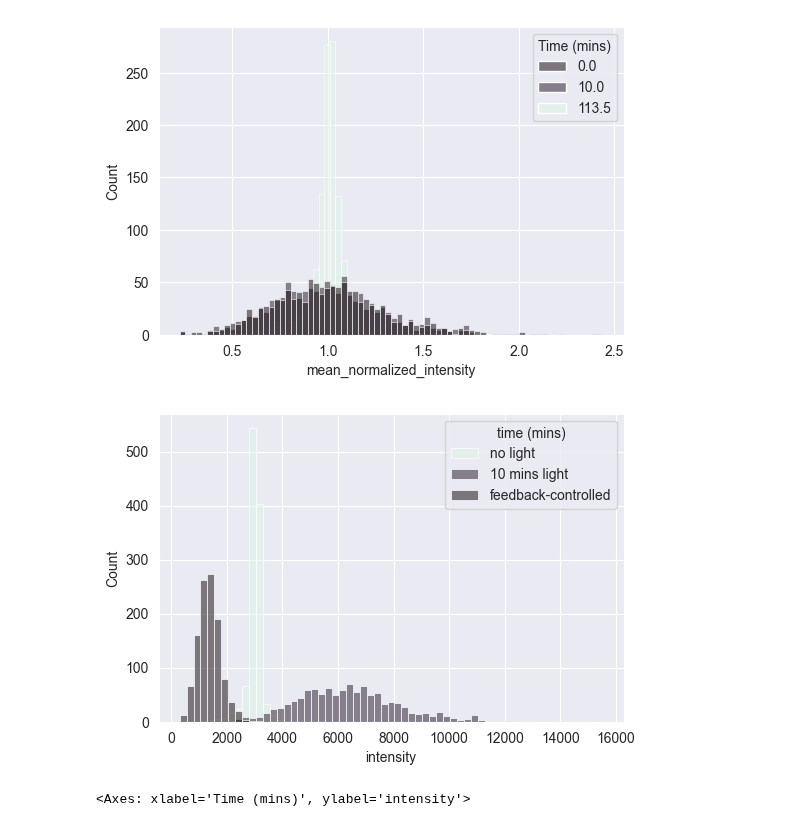
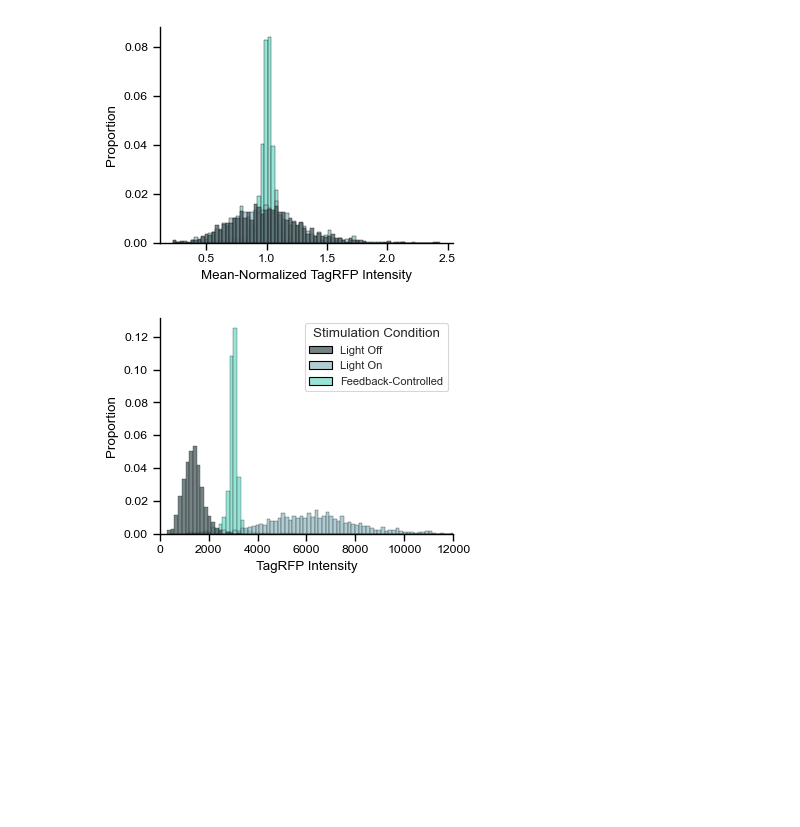
Before and after one commit to Harrison-Oatman/PyCLM, a Jupyter notebook: figures/tag-rfp_analysis.ipynb, the cells around one changed output. Cells and saved outputs as stored; diff of their text form; code cells hidden in the pictures; blank space fills up the shorter version.

```diff
--- a/figures/tag-rfp_analysis.ipynb
+++ b/figures/tag-rfp_analysis.ipynb
@@ -9,5 +10,16 @@ import matplotlib.pyplot as plt
+# %%
+sns.set_context("paper")
+# plt.style.use(r"D:\FeedbackControl\figures\style\stylesheet.rc")
+savepath = Path(r"Figure 4")
+
+mpl.rc("axes", facecolor="#ffffff00", grid=False, edgecolor="k", labelcolor="k")
+mpl.rc("figure", facecolor="#00000000", dpi=100)
+mpl.rc("axes.spines", top=False, right=False, )
+mpl.rc("xtick", color="k", bottom=True)
+mpl.rc("ytick", color="k", left=True)
+mpl.rc("legend", fontsize="small")
 # %%
-base_dir = Path(r"D:\Harrison\RTx3 imaging\tagrfp")
+base_dir = Path(r"D:\FeedbackControl\data\RTx3 imaging\tagrfp")
 
 # arr = tifffile.imread(base_dir / "cycle10.1_patterns.tif")
 
@@ -72,23 +84,45 @@ df["Time (mins)"] = df["frame"] / 2
 # %%
-fig, ax = plt.subplots(1, 1, figsize=(6, 4))
+fig, ax = plt.subplots(1, 1, figsize=(4, 3))
+plt.tight_layout(rect = [0.05, 0.05, 0.95, 0.95])
+df["mean_normalized_intensity"] = df["intensity"] / df["frame"].map(df.groupby("frame")["intensity"].mean())
+df["Time2 (mins)"] = df["Time (mins)"] // 2 * 2
+
+sns.histplot(df[df["frame"].isin([0, 20, 227])], x="mean_normalized_intensity", legend=False,
+             hue="Time (mins)",ax=ax, palette=["#47595C", "#93BBC2", "#74DBC9"], edgecolor="k", alpha=0.75, stat="proportion")
+
+# legend = ax.get_legend()
+# handles = legend.legend_handles
+# ax.legend(handles, ["Light Off", "Light On", "Feedback-Controlled"], title="Stimulation Condition")
 
 
-df["mean_normalized_intensity"] = df["intensity"] / df["frame"].map(df.groupby("frame")["intensity"].mean())
-
-sns.histplot(df[df["frame"].isin([0, 20, 227])], x="mean_normalized_intensity",
-             hue="Time (mins)", legend=True, ax=ax, palette="mako")
-
+plt.xlabel("Mean-Normalized TagRFP Intensity")
+plt.savefig(savepath / "mean-normed-intensity.pdf")
 plt.show()
 
-fig, ax = plt.subplots(1, 1, figsize=(6, 4))
+fig, ax = plt.subplots(1, 1, figsize=(4, 3))
+plt.tight_layout(rect = [0.05, 0.05, 0.95, 0.95])
 
-sns.histplot(df[df["frame"].isin([0, 20, 227])], x="intensity", hue="Time (mins)", legend=True,
-             ax=ax, binwidth=250, palette="mako",)
-plt.legend(["no light", "10 mins light", "feedback-controlled"], title="time (mins)")
+sns.histplot(df[df["frame"].isin([0, 20, 227])], x="intensity", binwidth=150,
+             hue="Time (mins)",ax=ax, palette=["#47595C", "#93BBC2", "#74DBC9"], edgecolor="k", alpha=0.75, stat="proportion")
+
+legend = ax.get_legend()
+handles = legend.legend_handles
+ax.legend(handles, ["Light Off", "Light On", "Feedback-Controlled"], title="Stimulation Condition")
+
+
+plt.xlabel("TagRFP Intensity")
+plt.xlim([0, 12000])
+plt.savefig(savepath / "intensity.pdf")
 plt.show()
 
-sns.lineplot(df, x="Time (mins)", y="intensity", errorbar=("sd", 1), err_style="bars")
+fig, ax = plt.subplots(1, 1, figsize=(4, 3))
+plt.tight_layout(rect = [0.05, 0.05, 0.95, 0.95])
+
+sns.lineplot(df[df["Time (mins)"] < 55], x="Time (mins)", y="intensity", errorbar=("sd", 1), err_style="band", color="k", linewidth=0.5, markers="o")
+plt.xlabel("Time (mins)")
+plt.ylabel("Intensity")
+plt.savefig(savepath / "intensity_timecourse.pdf")
+plt.show()
 # %% [output]
-[figure, old version]
+[figure, new version]
-[figure, old version]
+[figure, new version]
-<Axes: xlabel='Time (mins)', ylabel='intensity'>
```
Also changed, not shown: parts of 8 cells of this notebook.
